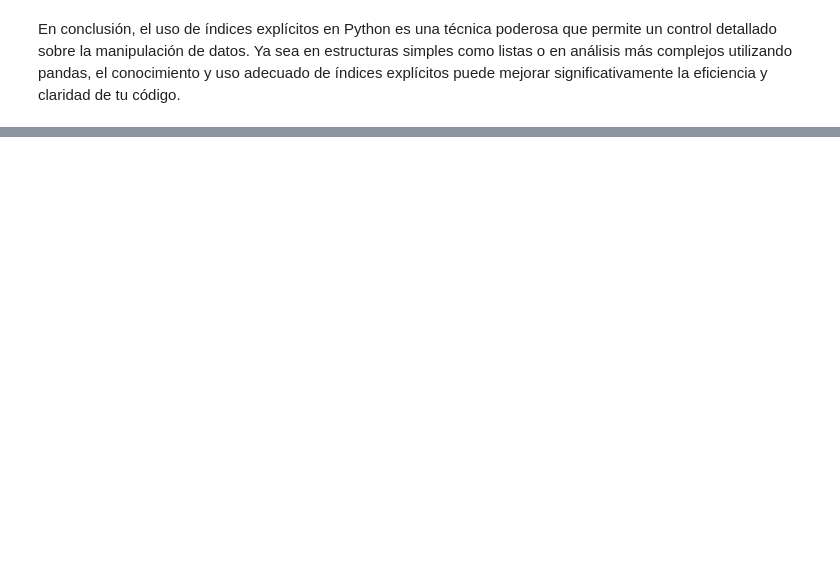
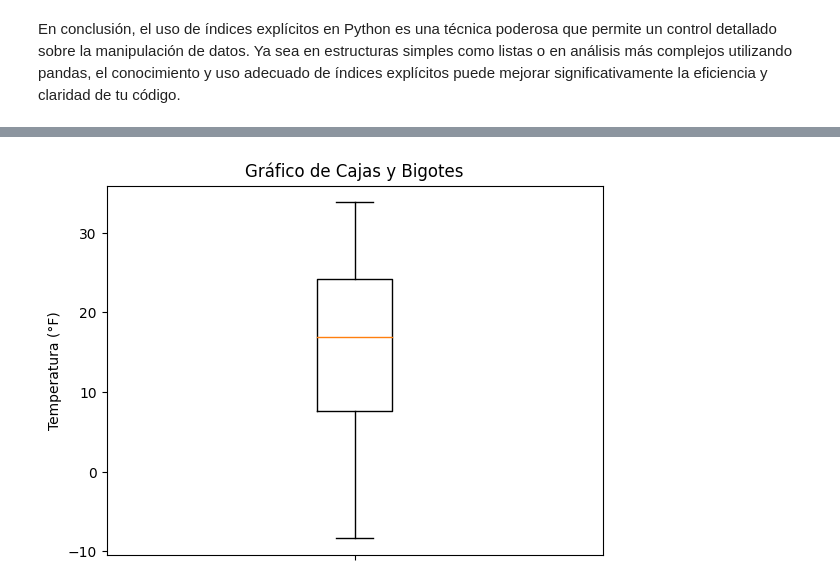
Before and after one commit to cdeoroaguado/jbook_ml202430, a Jupyter notebook: _sources/modulo_2.ipynb, the cells around one changed output, grey strips where cells are left out. Saved outputs shown, nothing was run; the diff lists cells and outputs as text; code cells hidden in the pictures; blank space fills up the shorter version.

```diff
--- a/_sources/modulo_2.ipynb
+++ b/_sources/modulo_2.ipynb
@@ -1577,0 +2044,15 @@ En conclusión, el uso de índices explícitos en Python es una técnica poderos
+# %%
+# diagrama de cajas y bigotes de la temperatura
+plt.boxplot(df['temperature_c'])
+
+# Remover el nombre de la columna del eje X
+plt.xticks([1], [''])
+
+# Agregar título y etiquetas
+plt.title('Gráfico de Cajas y Bigotes')
+plt.ylabel('Temperatura (°F)')
+
+# Mostrar el gráfico
+plt.show()
+# %% [output]
+[figure, added]
```
Also changed, not shown: parts of 67 cells of this notebook, 17 other files.
